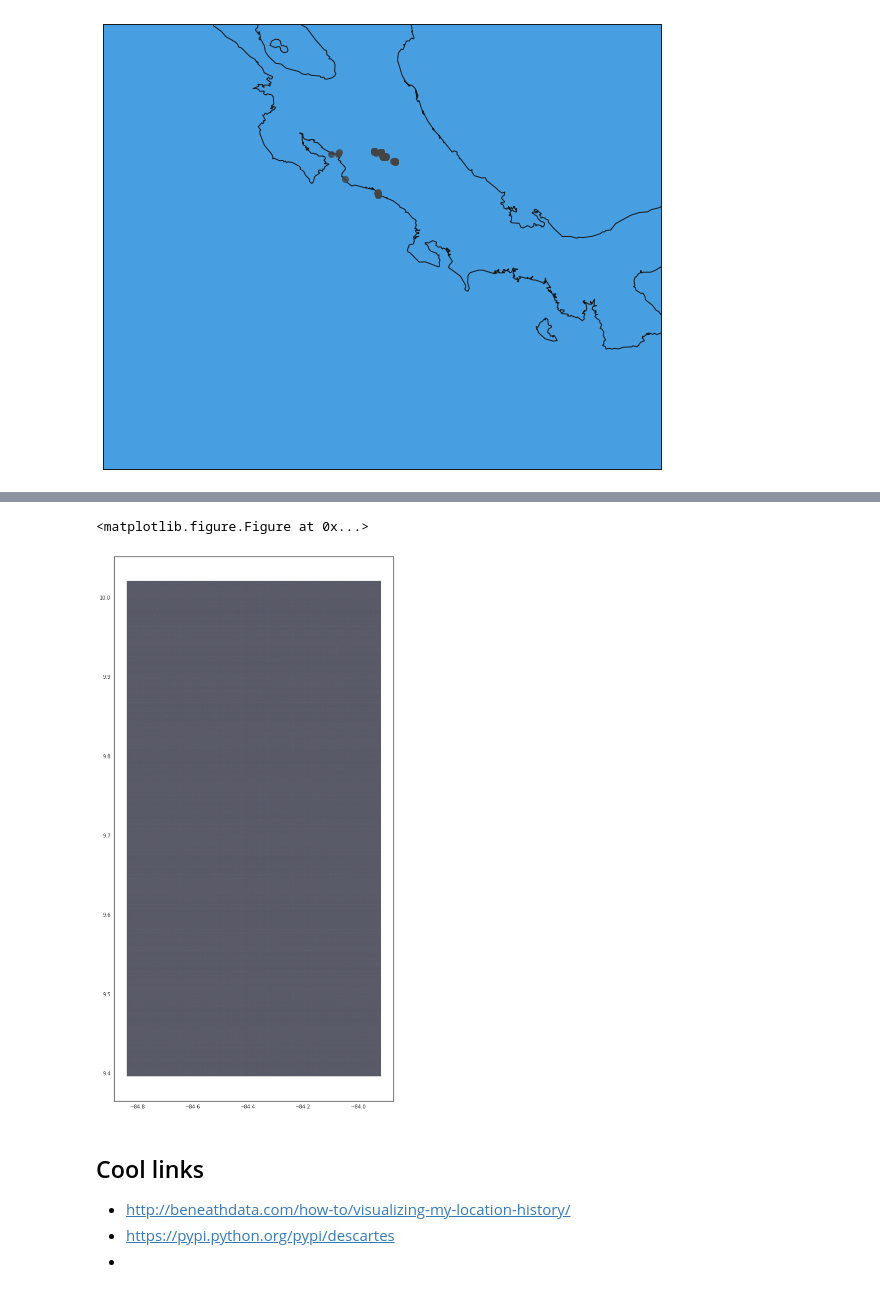
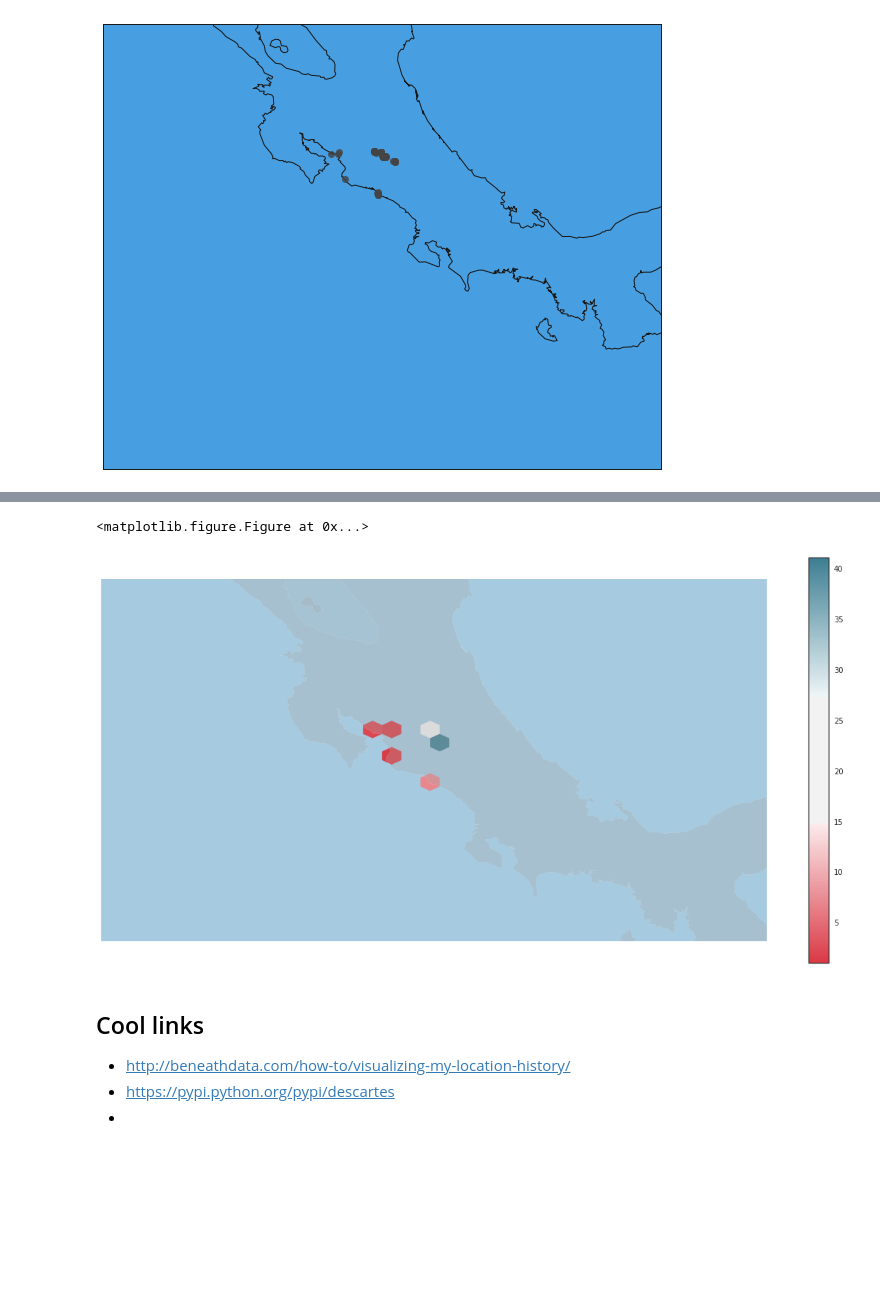
Before and after one commit to tian2992/notebooks_dateros, a Jupyter notebook: 04-basemap/04-mapas.ipynb, the cells around one changed output, grey strips where cells are left out. Cells and saved outputs as stored; diff of their text form; code cells hidden in the pictures; blank space fills up the shorter version.

```diff
--- a/04-basemap/04-mapas.ipynb
+++ b/04-basemap/04-mapas.ipynb
@@ -176,29 +213,36 @@ array([ 10.01801 ,  10.016787,  10.020168,  10.00602 ,   9.98512 ,
         10.002973,   9.408455,   9.39838 ,   9.403425,   9.40677 ,
          9.866258,   9.865848])
 # %%
+
 plt.figure(2)
 #fig.add_subplot(223)
-fig2, ax2 = plt.subplots(figsize=(10,20))
+fig2, ax2 = plt.subplots(figsize=(20,10))
 
-#mapa2 = Basemap(projection='merc',
-#     lat_0 = 9.74, lon_0 = -83.5,
-#     resolution = 'i',
-#     llcrnrlon=-88.1, llcrnrlat=7.5,
-#     urcrnrlon=-80.1, urcrnrlat=11.8)
-#mapa2.drawmapboundary(fill_color='#A6CAE0', linewidth=0)
-#mapa2.fillcontinents(color='grey', alpha=0.3)
-#mapa2.drawcoastlines(linewidth=0.1, color="white")
+mapa2 = Basemap(projection='merc',
+    lat_0 = 9.74, lon_0 = -83.5,
+    resolution = 'i',
+    llcrnrlon=-88.1, llcrnrlat=7.5,
+    urcrnrlon=-80.1, urcrnrlat=11.8)
+pos_x, pos_y = mapa2(clox, clay)
+mapa2.drawmapboundary(fill_color='#A6CAE0', linewidth=0)
+mapa2.fillcontinents(color='darkgrey', alpha=0.3)
+mapa2.drawcoastlines(linewidth=0.1, color="white")
 
-#mapa2.kdeplot(clo, cla, cmap='summer', bins='log', shade_lowest=True)
-plt.hexbin(clo, cla, gridsize=2090, mincnt=0,
-    bins='log',
-    edgecolor='none',)
-#mapa2.colorbar()
+paleta = seaborn.diverging_palette(10, 220, sep=80, as_cmap=True)
+
+#sns.cubehelix_palette(8, start=2, rot=0, dark=0, light=.95, reverse=True)
+
+hb = plt.hexbin(pos_x, pos_y, gridsize=4, mincnt=1,
+    edgecolor='none', cmap = paleta)
+
+cb = fig2.colorbar(hb, ax=ax2)
+
+
 
 plt.show()
 # %% [output]
 <matplotlib.figure.Figure at 0x...>
-[figure, old version]
+[figure, new version]
 # %% [markdown]
 ## Cool links
 
```
Also changed, not shown: parts of 10 cells of this notebook.
